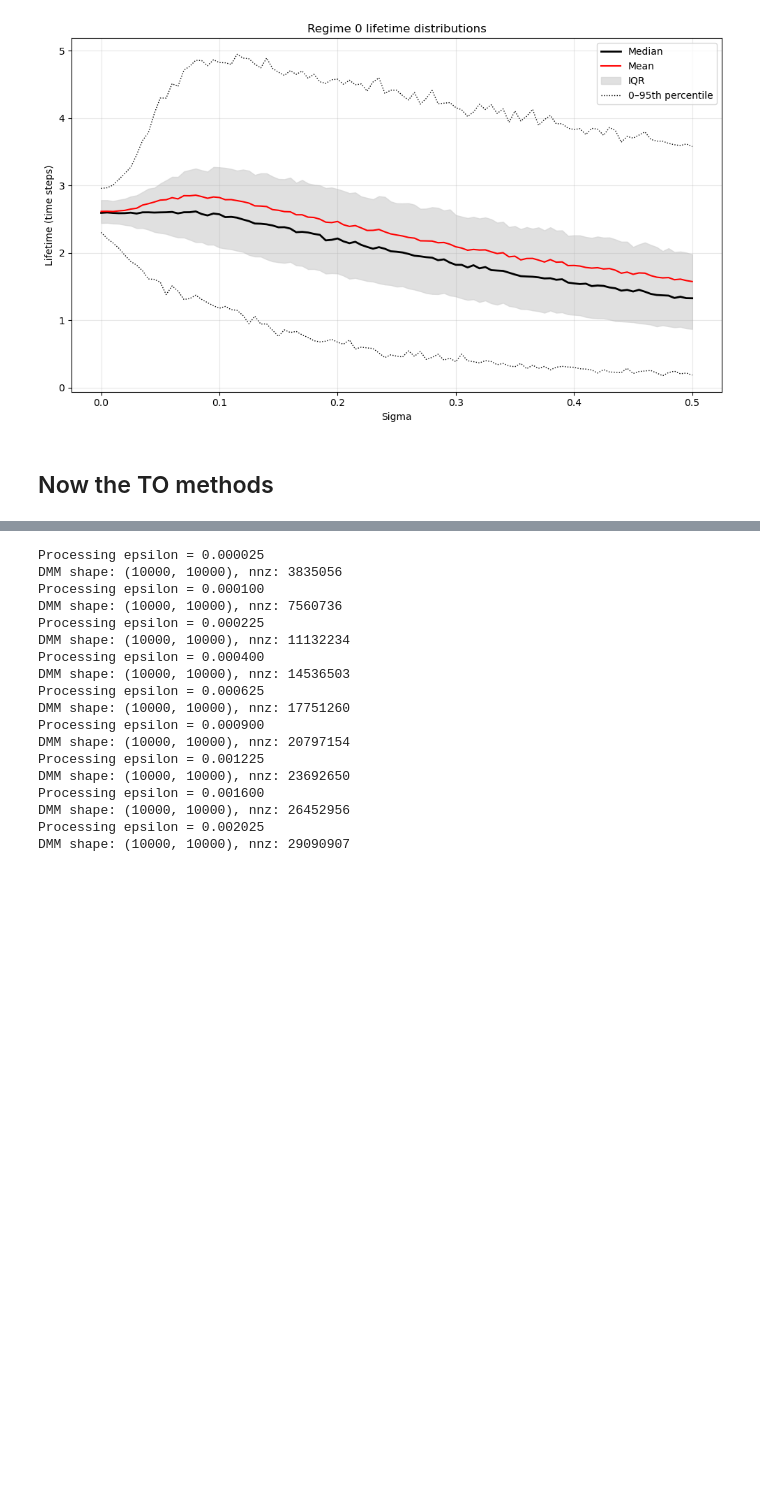
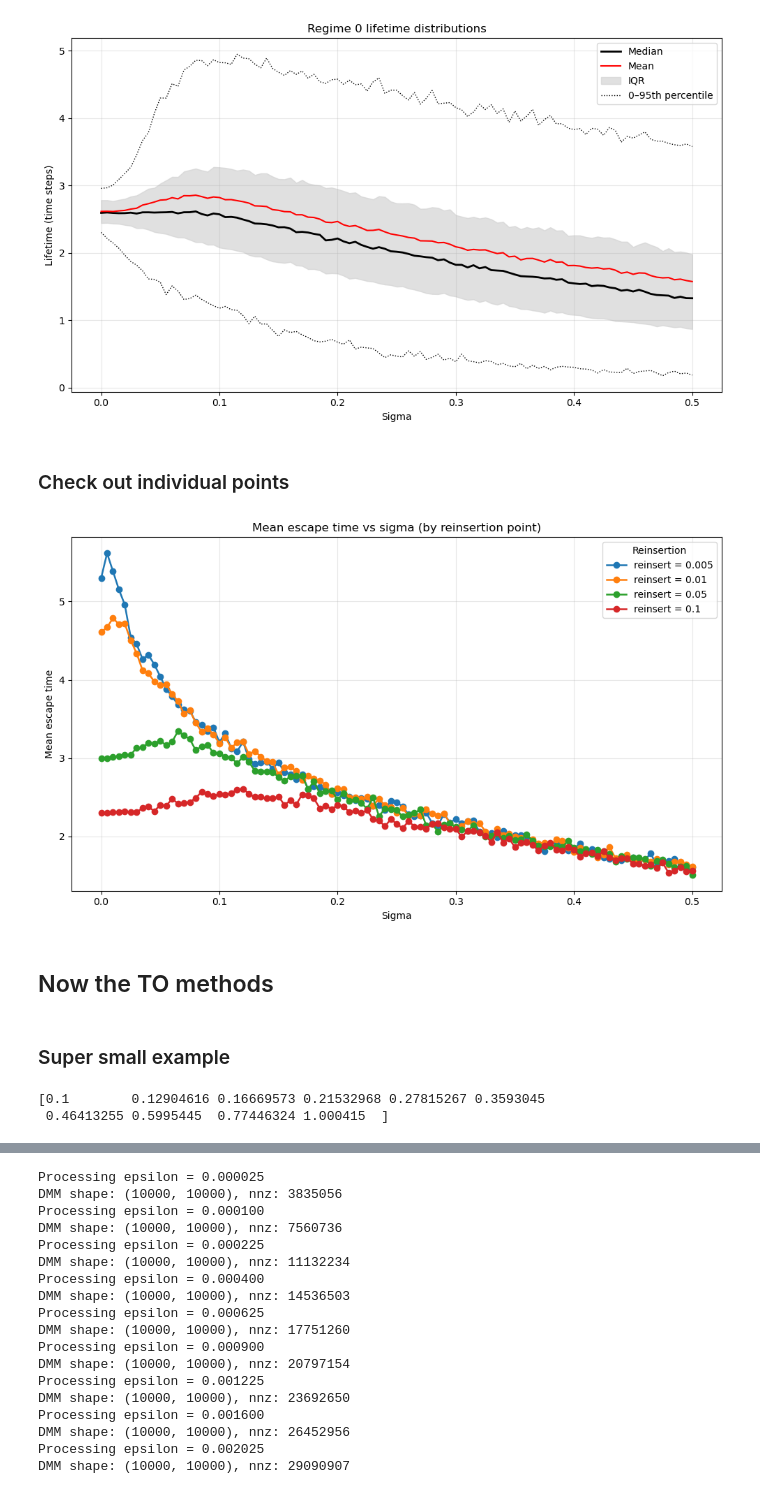
Before and after one commit to hschoeller/Stochastic_Intertia, a Jupyter notebook: code/code_deposit/Toy.ipynb, the cells around one changed output, grey strips where cells are left out. Cells and saved outputs as stored; diff of their text form; code cells hidden in the pictures; blank space fills up the shorter version.

```diff
--- a/code/code_deposit/Toy.ipynb
+++ b/code/code_deposit/Toy.ipynb
@@ -219,15 +222,15 @@ plot_trajectory_with_reinsertions(ax, times, states, reset_times_per_path[0])
 rng = np.random.default_rng(12345)
 sigmas = np.linspace(0.0, 0.5, 101, dtype=np.float32)
 # %%
-
+# 20 seconds
 times, states, sigma_arr = simulate_trajectories_per_sigma(
     # single sigma -> single column
     sigmas=sigmas,
-    dt=1e-3,
+    dt=dt,
     n_steps=10000000 - 1,
     reset_sampler=uniform_reset_sampler_vectorized,
     rng=rng,
-    save_every=1,   # only keep every 10th step
+    save_every=save_every,   # only keep every 10th step
     x0=0.1,
     dtype=np.float32
 )
@@ -331,3 +334,5 @@ fig, ax = plot_lifetime_distributions_lines(
     {0: lifetimes}, regime=0, logx=False)
 # %% [output]
 [figure]
+# %% [markdown]
+### Check out individual points
@@ -334,3 +406,55 @@ fig, ax = plot_lifetime_distributions_lines(
+# %%
+rng = np.random.default_rng(12345)
+reinsertion_points = np.array([0.005, 0.01, 0.05, 0.1])
+
+means, counts = mean_escape_times_via_reinsertion_points(
+    sigmas=sigmas,
+    reinsertion_points=reinsertion_points,
+    dt=dt,
+    n_steps=1000000 - 1,
+    rng=rng,
+    save_every=save_every,
+    dtype=np.float32
+)
+# %%
+import matplotlib.pyplot as plt
+
+
+def plot_mean_escape_by_reinsertion(sigmas, reinsertion_points, mean_matrix,
+                                    logx=True, xlabel="Sigma"):
+    """
+    Plot mean escape time vs sigma for several reinsertion points.
+    mean_matrix shape: (n_sigmas, n_reinsertion_points)
+    """
+    sigmas = np.asarray(sigmas)
+    # ensure sigmas sorted and reorder mean_matrix accordingly
+    order = np.argsort(sigmas)
+    sigmas_sorted = sigmas[order]
+    means_sorted = np.asarray(mean_matrix)[order, :]
+
+    fig, ax = plt.subplots(figsize=(10, 6))
+    for j, r in enumerate(reinsertion_points):
+        y = means_sorted[:, j]
+        mask = np.isfinite(y)
+        ax.plot(sigmas_sorted[mask], y[mask], marker='o', linewidth=1.8,
+                label=f"reinsert = {r}")
+
+    ax.set_xlabel(xlabel)
+    ax.set_ylabel("Mean escape time")
+    ax.set_title("Mean escape time vs sigma (by reinsertion point)")
+    if logx:
+        ax.set_xscale("log")
+    ax.grid(True, alpha=0.3)
+    ax.legend(title="Reinsertion", loc="best")
+    plt.tight_layout()
+    return fig, ax
+
+
+fig, ax = plot_mean_escape_by_reinsertion(
+    sigmas, reinsertion_points, means, logx=False)
+plt.show()
+# %% [output]
+[figure, added]
 # %% [markdown]
 ## Now the TO methods
 # %%
@@ -529,3 +653,5 @@ def expected_escape_times_from_TO_fast(L, mask,
     print(
         f"Richardson did not converge in {richardson_maxiter} iterations; residual={res_norm:.3e}")
     return t
+# %% [markdown]
+### Super small example
@@ -531,0 +675,9 @@ def expected_escape_times_from_TO_fast(L, mask,
+# %%
+first_exit = np.where(np.abs(states[:, 0]) > 1)[0][0]
+
+mini_traj = states[np.linspace(0, first_exit, num=10, dtype=int), 0]
+blocking_mask = np.where(np.abs(mini_traj) < 1.0)[0]
+print(mini_traj)
+# %% [output]
+[0.1        0.12904616 0.16669573 0.21532968 0.27815267 0.3593045
+ 0.46413255 0.5995445  0.77446324 1.000415  ]
```
Also changed, not shown: parts of 23 cells of this notebook.
